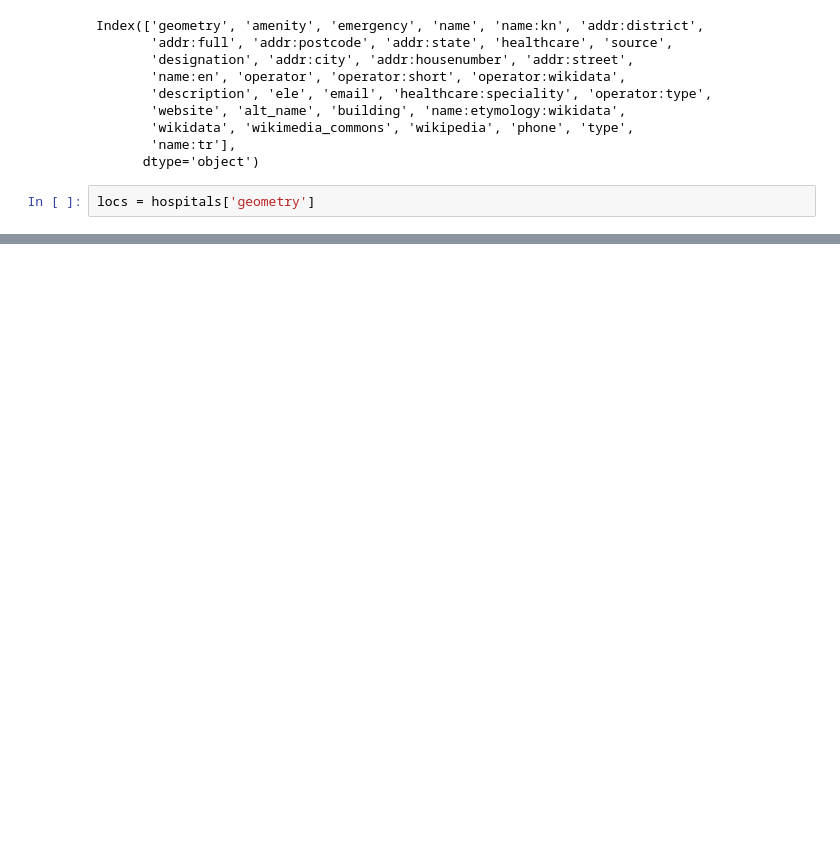
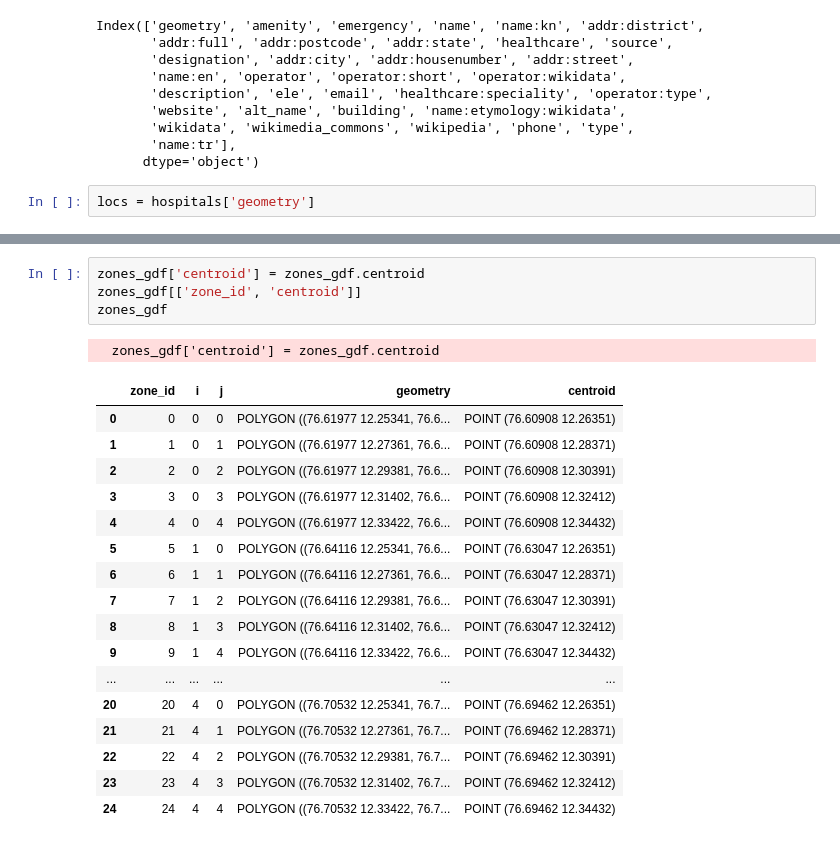
Before and after one commit to Deepaksaai/Yes-Kings-opti-project, a Jupyter notebook: 2ndoptidraft.ipynb, the cells around one changed output, grey strips where cells are left out. Cells and saved outputs as stored; diff of their text form; blank space fills up the shorter version.

Commit message:
commiting the centroid work

```diff
--- a/2ndoptidraft.ipynb
+++ b/2ndoptidraft.ipynb
@@ -172,0 +173,23 @@ Zones with no hospitals: [0, 1, 15, 16, 20, 21, 24]
+# %%
+zones_gdf['centroid'] = zones_gdf.centroid
+zones_gdf[['zone_id', 'centroid']]
+zones_gdf
+# %% [output]
+  zones_gdf['centroid'] = zones_gdf.centroid
+|  | zone_id | i | j | geometry | centroid |
+| 0 | 0 | 0 | 0 | POLYGON ((76.61977 12.25341, 76.6... | POINT (76.60908 12.26351) |
+| 1 | 1 | 0 | 1 | POLYGON ((76.61977 12.27361, 76.6... | POINT (76.60908 12.28371) |
+| 2 | 2 | 0 | 2 | POLYGON ((76.61977 12.29381, 76.6... | POINT (76.60908 12.30391) |
+| 3 | 3 | 0 | 3 | POLYGON ((76.61977 12.31402, 76.6... | POINT (76.60908 12.32412) |
+| 4 | 4 | 0 | 4 | POLYGON ((76.61977 12.33422, 76.6... | POINT (76.60908 12.34432) |
+| 5 | 5 | 1 | 0 | POLYGON ((76.64116 12.25341, 76.6... | POINT (76.63047 12.26351) |
+| 6 | 6 | 1 | 1 | POLYGON ((76.64116 12.27361, 76.6... | POINT (76.63047 12.28371) |
+| 7 | 7 | 1 | 2 | POLYGON ((76.64116 12.29381, 76.6... | POINT (76.63047 12.30391) |
+| 8 | 8 | 1 | 3 | POLYGON ((76.64116 12.31402, 76.6... | POINT (76.63047 12.32412) |
+| 9 | 9 | 1 | 4 | POLYGON ((76.64116 12.33422, 76.6... | POINT (76.63047 12.34432) |
+| ... | ... | ... | ... | ... | ... |
+| 20 | 20 | 4 | 0 | POLYGON ((76.70532 12.25341, 76.7... | POINT (76.69462 12.26351) |
+| 21 | 21 | 4 | 1 | POLYGON ((76.70532 12.27361, 76.7... | POINT (76.69462 12.28371) |
+| 22 | 22 | 4 | 2 | POLYGON ((76.70532 12.29381, 76.7... | POINT (76.69462 12.30391) |
+| 23 | 23 | 4 | 3 | POLYGON ((76.70532 12.31402, 76.7... | POINT (76.69462 12.32412) |
+| 24 | 24 | 4 | 4 | POLYGON ((76.70532 12.33422, 76.7... | POINT (76.69462 12.34432) |
```
Also changed, not shown: parts of 12 cells of this notebook.
